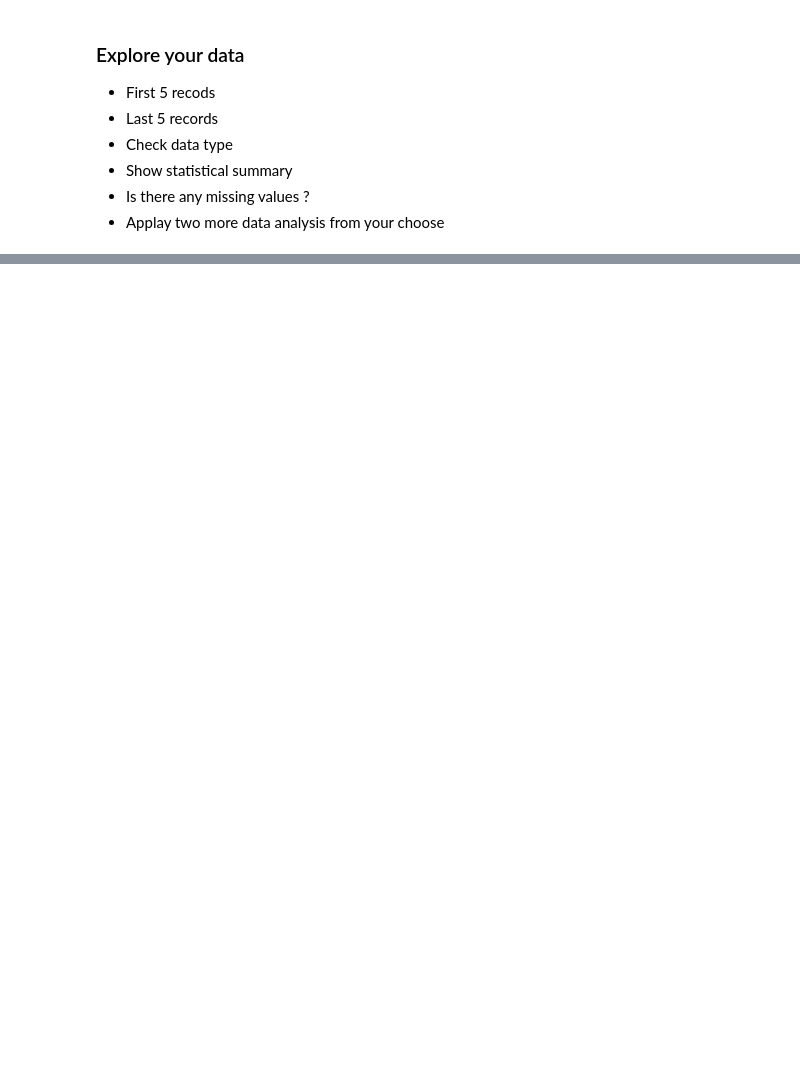
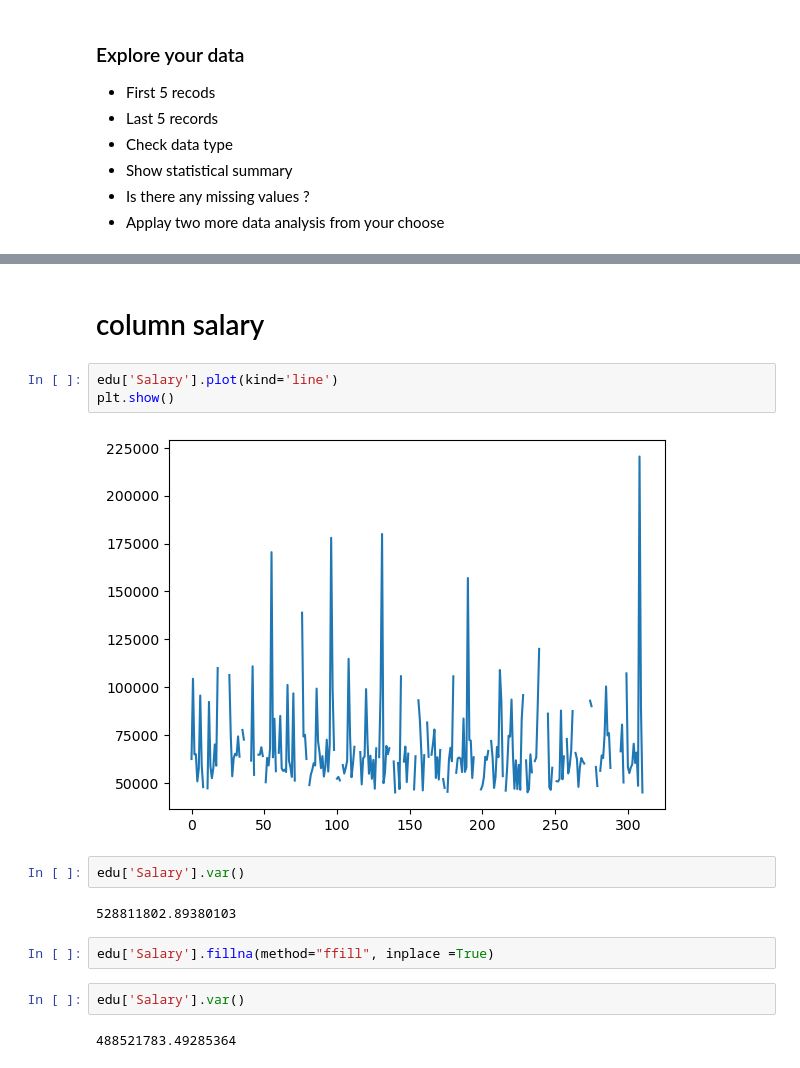
Before and after one commit to Tuwaiq-Data-Science-Bootcamp-V2/MissingData-Lab1, a Jupyter notebook: Missing Values Assignment .ipynb, the cells around one changed output, grey strips where cells are left out. Cells and saved outputs as stored; diff of their text form; blank space fills up the shorter version.

```diff
--- a/Missing Values Assignment .ipynb
+++ b/Missing Values Assignment .ipynb
@@ -20,0 +164,17 @@
+# %% [markdown]
+# column salary
+# %%
+edu['Salary'].plot(kind='line')
+plt.show()
+# %% [output]
+[figure, added]
+# %%
+edu['Salary'].var()
+# %% [output]
+528811802.89380103
+# %%
+edu['Salary'].fillna(method="ffill", inplace =True)
+# %%
+edu['Salary'].var()
+# %% [output]
+488521783.49285364
```
Also changed, not shown: parts of 21 cells of this notebook.
